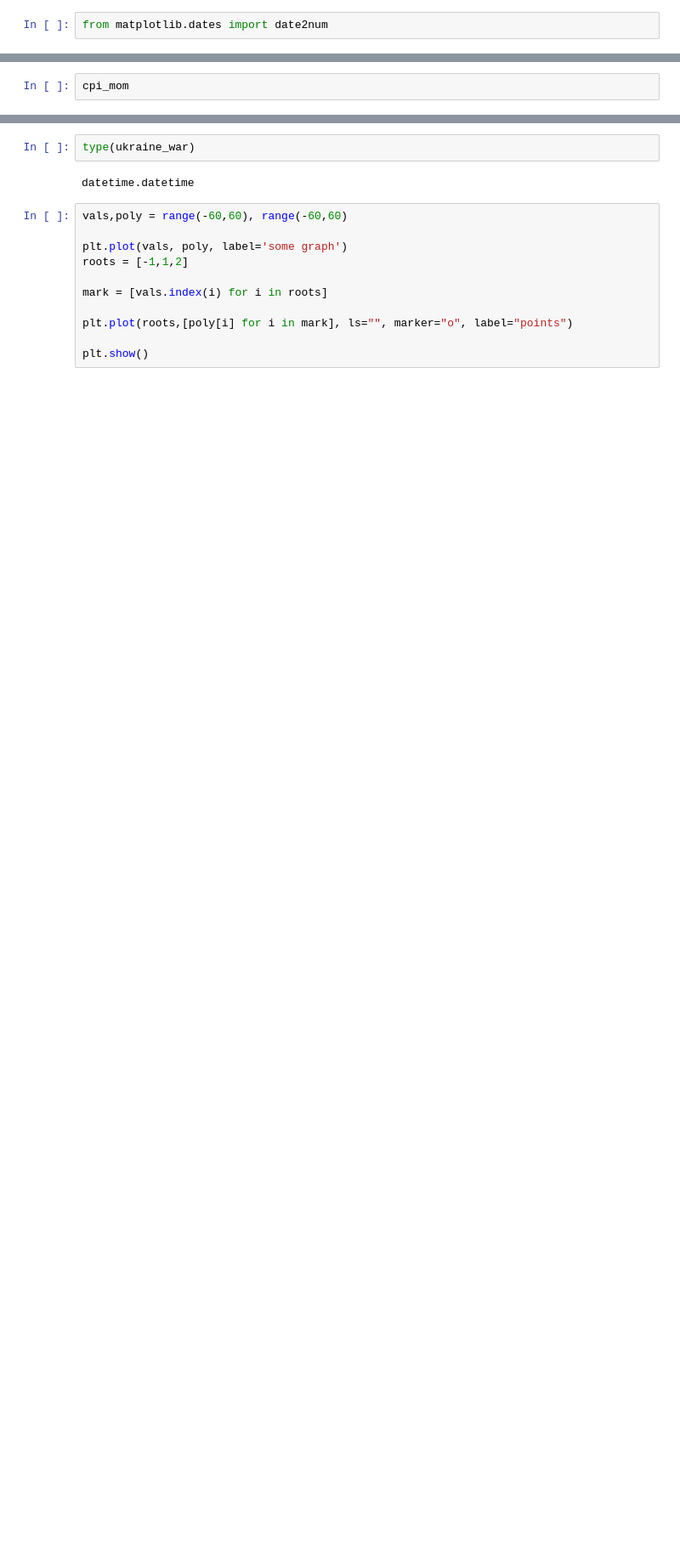
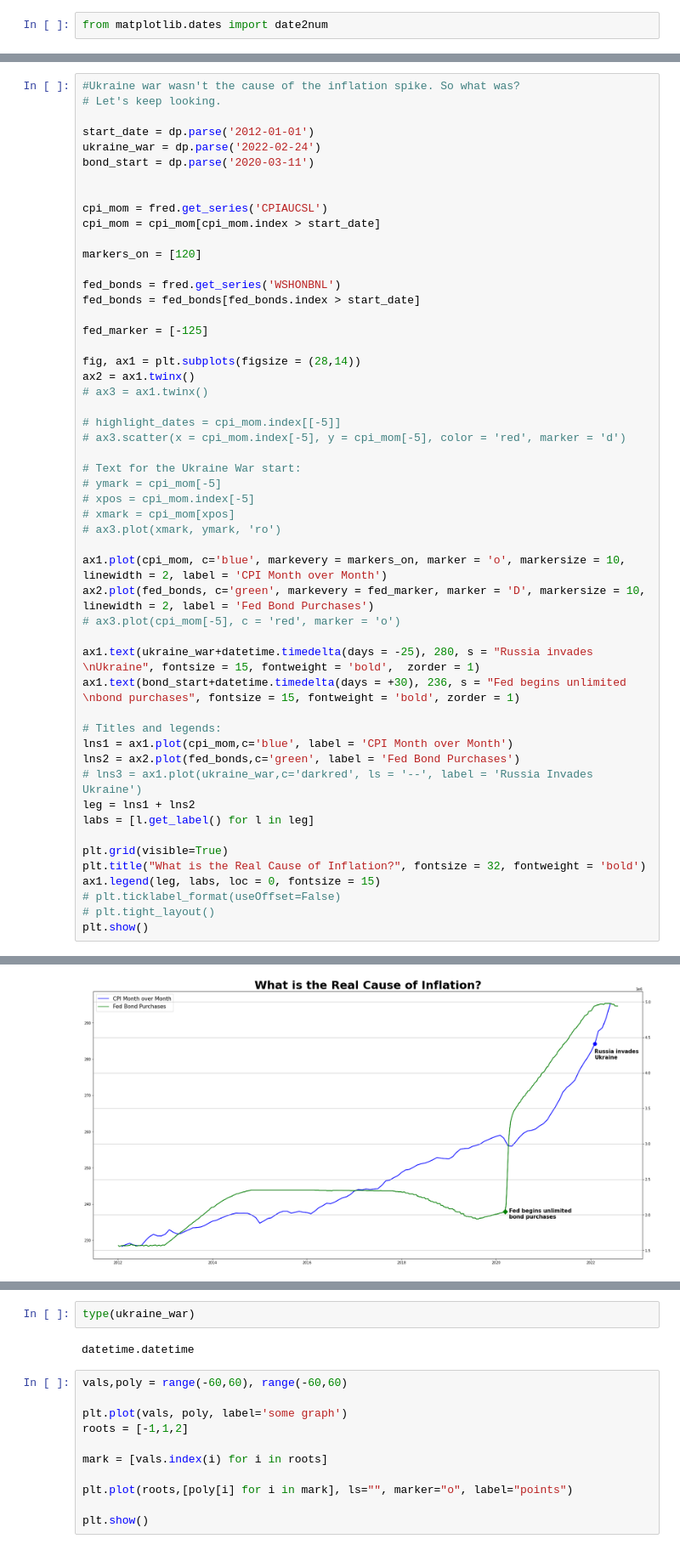
Before and after one commit to lukewbecker/coding, a Jupyter notebook: inflation_analysis.ipynb, the cells around one changed output, grey strips where cells are left out. Shown at 85% size. Saved outputs shown, nothing was run; the diff lists cells and outputs as text; blank space fills up the shorter version.

```diff
--- a/inflation_analysis.ipynb
+++ b/inflation_analysis.ipynb
@@ -106,3 +129,53 @@ plt.show()
 # %%
-cpi_mom
+#Ukraine war wasn't the cause of the inflation spike. So what was?
+# Let's keep looking.
+
+start_date = dp.parse('2012-01-01')
+ukraine_war = dp.parse('2022-02-24')
+bond_start = dp.parse('2020-03-11')
+
+
+cpi_mom = fred.get_series('CPIAUCSL')
+cpi_mom = cpi_mom[cpi_mom.index > start_date]
+
+markers_on = [120]
+
+fed_bonds = fred.get_series('WSHONBNL')
+fed_bonds = fed_bonds[fed_bonds.index > start_date]
+
+fed_marker = [-125]
+
+fig, ax1 = plt.subplots(figsize = (28,14))
+ax2 = ax1.twinx()
+# ax3 = ax1.twinx()
+
+# highlight_dates = cpi_mom.index[[-5]]
+# ax3.scatter(x = cpi_mom.index[-5], y = cpi_mom[-5], color = 'red', marker = 'd')
+
+# Text for the Ukraine War start:
+# ymark = cpi_mom[-5]
+# xpos = cpi_mom.index[-5]
+# xmark = cpi_mom[xpos]
+# ax3.plot(xmark, ymark, 'ro')
+
+ax1.plot(cpi_mom, c='blue', markevery = markers_on, marker = 'o', markersize = 10, linewidth = 2, label = 'CPI Month over Month')
+ax2.plot(fed_bonds, c='green', markevery = fed_marker, marker = 'D', markersize = 10, linewidth = 2, label = 'Fed Bond Purchases')
+# ax3.plot(cpi_mom[-5], c = 'red', marker = 'o')
+
+ax1.text(ukraine_war+datetime.timedelta(days = -25), 280, s = "Russia invades \nUkraine", fontsize = 15, fontweight = 'bold',  zorder = 1)
+ax1.text(bond_start+datetime.timedelta(days = +30), 236, s = "Fed begins unlimited \nbond purchases", fontsize = 15, fontweight = 'bold', zorder = 1)
+
+# Titles and legends:
+lns1 = ax1.plot(cpi_mom,c='blue', label = 'CPI Month over Month')
+lns2 = ax2.plot(fed_bonds,c='green', label = 'Fed Bond Purchases')
+# lns3 = ax1.plot(ukraine_war,c='darkred', ls = '--', label = 'Russia Invades Ukraine')
+leg = lns1 + lns2
+labs = [l.get_label() for l in leg]
+
+plt.grid(visible=True)
+plt.title("What is the Real Cause of Inflation?", fontsize = 32, fontweight = 'bold')
+ax1.legend(leg, labs, loc = 0, fontsize = 15)
+# plt.ticklabel_format(useOffset=False)
+# plt.tight_layout()
+plt.show()
 # %% [output]
@@ -120,0 +182 @@ Length: 125, dtype: float64
+[figure, added]
```
Also changed, not shown: parts of 16 cells of this notebook.
